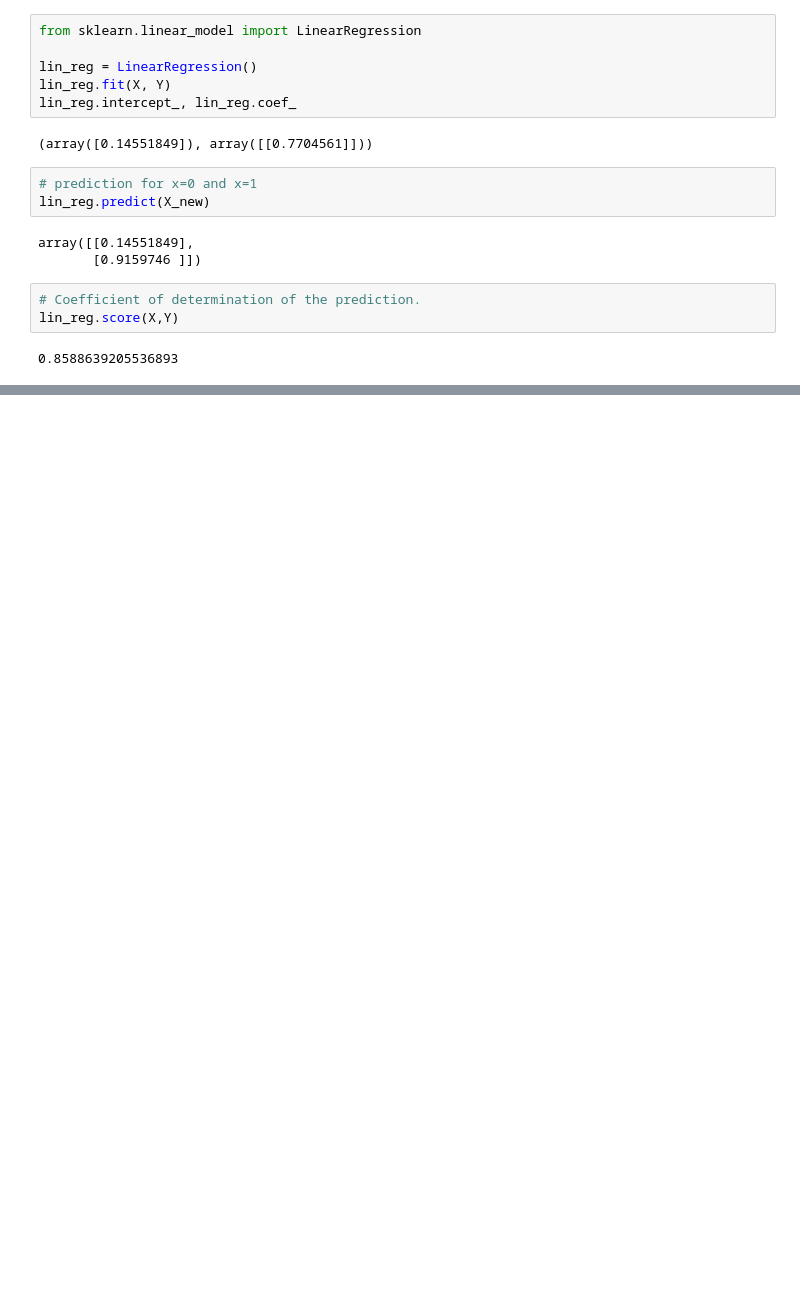
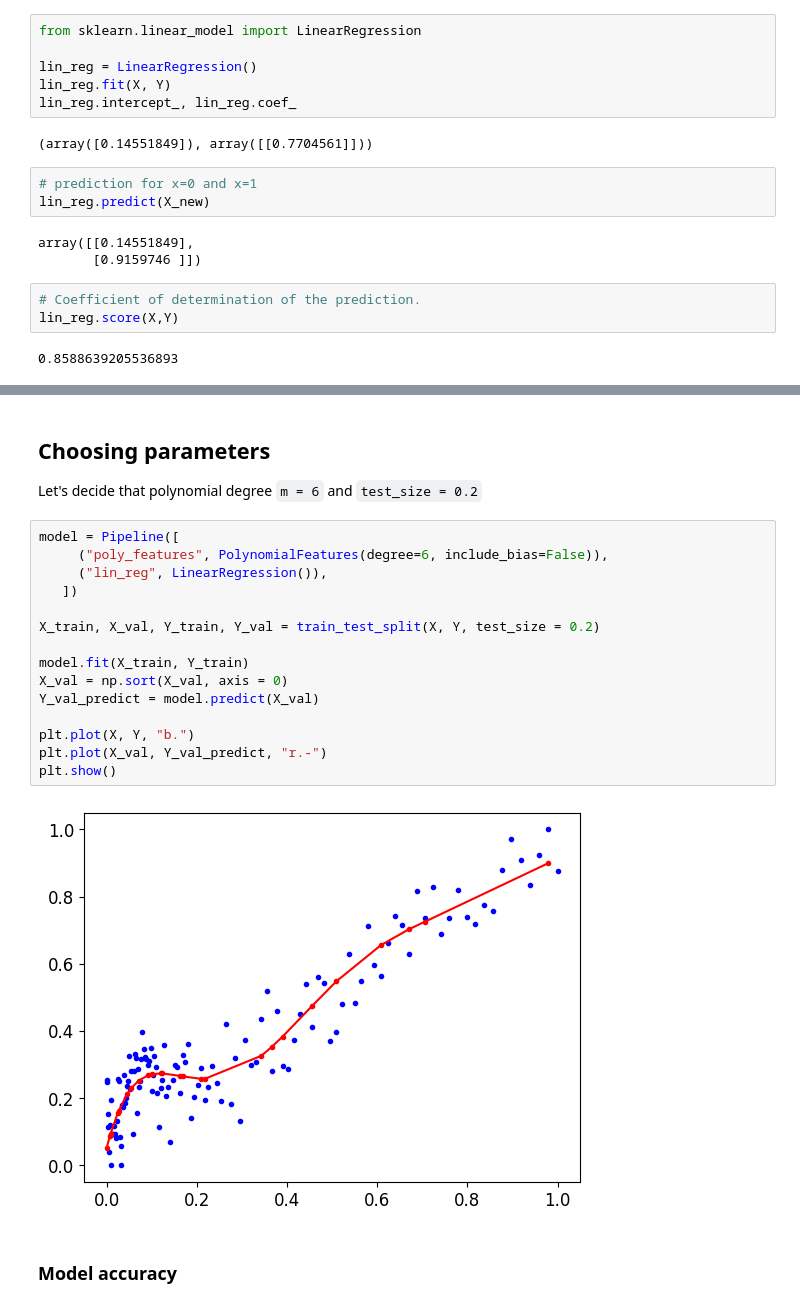
Before and after one commit to torczuk/earth-temperature-ml, a Jupyter notebook: source/linear-regression.ipynb, the cells around one changed output, grey strips where cells are left out. Drawn from its saved outputs; the diff is of its cells as text; blank space fills up the shorter version.

```diff
--- a/source/linear-regression.ipynb
+++ b/source/linear-regression.ipynb
@@ -234,0 +272,23 @@ lin_reg.score(X,Y)
+# %% [markdown]
+## Choosing parameters
+
+Let's decide that polynomial degree `m = 6` and `test_size = 0.2`
+# %%
+model = Pipeline([
+     ("poly_features", PolynomialFeatures(degree=6, include_bias=False)),
+     ("lin_reg", LinearRegression()),
+   ])
+
+X_train, X_val, Y_train, Y_val = train_test_split(X, Y, test_size = 0.2)
+
+model.fit(X_train, Y_train)
+X_val = np.sort(X_val, axis = 0)
+Y_val_predict = model.predict(X_val)
+
+plt.plot(X, Y, "b.")
+plt.plot(X_val, Y_val_predict, "r.-")
+plt.show()
+# %% [output]
+[figure, added]
+# %% [markdown]
+### Model accuracy
```
Also changed, not shown: parts of 10 cells of this notebook.
